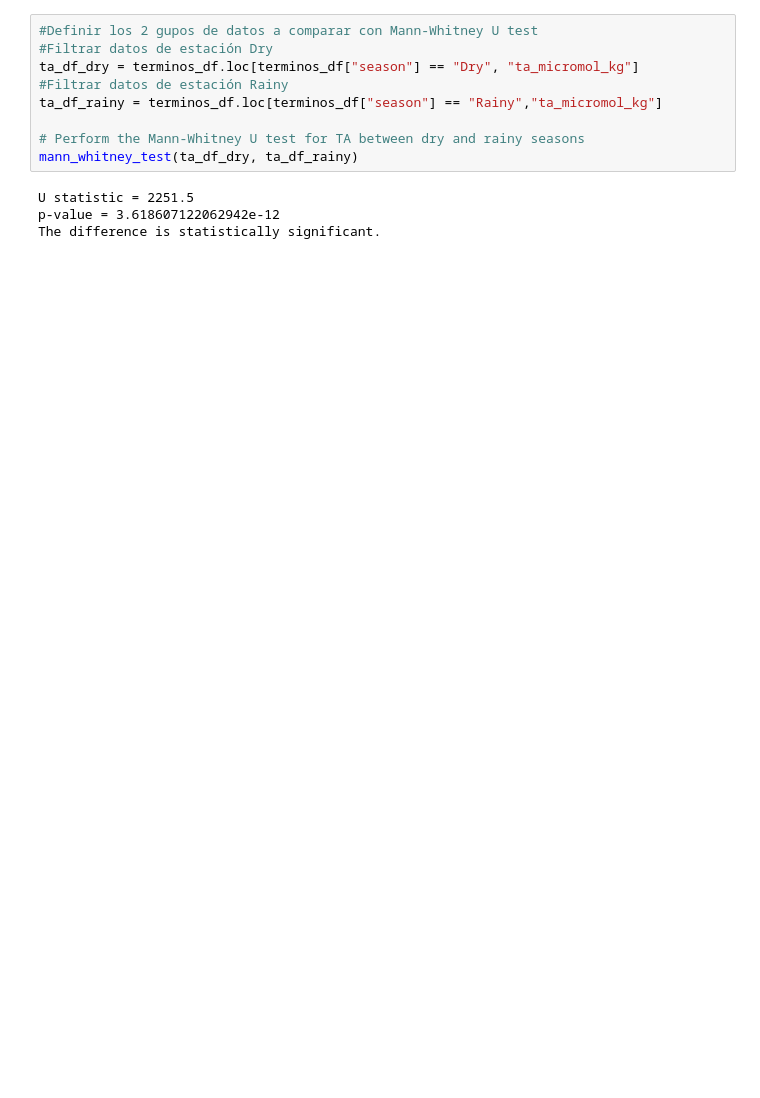
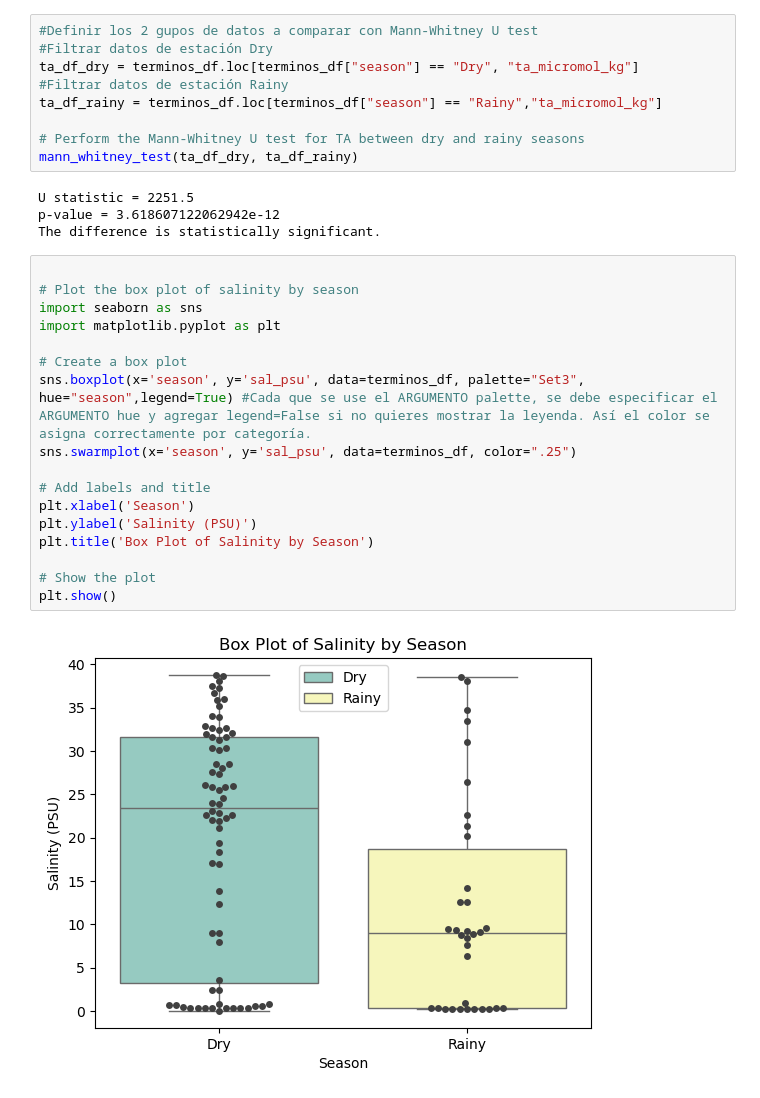
Before and after one commit to jpoh2/modelab-jp, a Jupyter notebook: 09_Mann-WhitneyU_test.ipynb, the cells around one changed output. Saved outputs shown, nothing was run; the diff lists cells and outputs as text; blank space fills up the shorter version.

```diff
--- a/09_Mann-WhitneyU_test.ipynb
+++ b/09_Mann-WhitneyU_test.ipynb
@@ -113,3 +116,22 @@ mann_whitney_test(ta_df_dry, ta_df_rainy)
 U statistic = 2251.5
 p-value = 3.618607122062942e-12
 The difference is statistically significant.
+# %%
+
+# Plot the box plot of salinity by season
+import seaborn as sns
+import matplotlib.pyplot as plt
+
+# Create a box plot
+sns.boxplot(x='season', y='sal_psu', data=terminos_df, palette="Set3", hue="season",legend=True) #Cada que se use el ARGUMENTO palette, se debe especificar el ARGUMENTO hue y agregar legend=False si no quieres mostrar la leyenda. Así el color se asigna correctamente por categoría.
+sns.swarmplot(x='season', y='sal_psu', data=terminos_df, color=".25")
+
+# Add labels and title
+plt.xlabel('Season')
+plt.ylabel('Salinity (PSU)')
+plt.title('Box Plot of Salinity by Season')
+
+# Show the plot
+plt.show()
+# %% [output]
+[figure, added]
```
Also changed, not shown: parts of 15 cells of this notebook.
